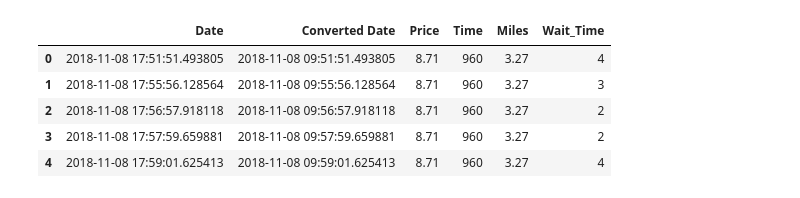
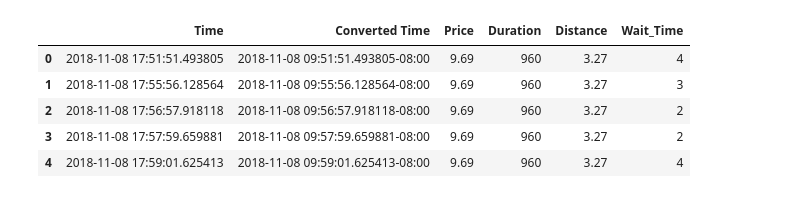
Before and after one commit to ZiningW/CE262Project, a Jupyter notebook: TestFile.ipynb, the cells around one changed output. Cells and saved outputs as stored; diff of their text form; code cells hidden in the pictures.

```diff
--- a/TestFile.ipynb
+++ b/TestFile.ipynb
@@ -26,19 +42,2 @@ def time_convert(dt):
 
     return date_changed
-# %%
-date = list(Data['Date'])
-
-converted_date = []
-for date in date:
-    converted_date.append(time_convert(date))
-
-Data['Converted Date'] = converted_date
-Data_df = Data[['Date','Converted Date','Price','Time','Miles','Wait_Time']]
-Data_df.head()
-# %% [output]
-|  | Date | Converted Date | Price | Time | Miles | Wait_Time |
-| 0 | 2018-11-08 17:51:51.493805 | 2018-11-08 09:51:51.493805 | 8.71 | 960 | 3.27 | 4 |
-| 1 | 2018-11-08 17:55:56.128564 | 2018-11-08 09:55:56.128564 | 8.71 | 960 | 3.27 | 3 |
-| 2 | 2018-11-08 17:56:57.918118 | 2018-11-08 09:56:57.918118 | 8.71 | 960 | 3.27 | 2 |
-| 3 | 2018-11-08 17:57:59.659881 | 2018-11-08 09:57:59.659881 | 8.71 | 960 | 3.27 | 2 |
-| 4 | 2018-11-08 17:59:01.625413 | 2018-11-08 09:59:01.625413 | 8.71 | 960 | 3.27 | 4 |
@@ -44,0 +47,9 @@ Data_df.head()
+# %%
+Data_Pool.head()
+# %% [output]
+|  | Time | Converted Time | Price | Duration | Distance | Wait_Time |
+| 0 | 2018-11-08 17:51:51.493805 | 2018-11-08 09:51:51.493805-08:00 | 9.69 | 960 | 3.27 | 4 |
+| 1 | 2018-11-08 17:55:56.128564 | 2018-11-08 09:55:56.128564-08:00 | 9.69 | 960 | 3.27 | 3 |
+| 2 | 2018-11-08 17:56:57.918118 | 2018-11-08 09:56:57.918118-08:00 | 9.69 | 960 | 3.27 | 2 |
+| 3 | 2018-11-08 17:57:59.659881 | 2018-11-08 09:57:59.659881-08:00 | 9.69 | 960 | 3.27 | 2 |
+| 4 | 2018-11-08 17:59:01.625413 | 2018-11-08 09:59:01.625413-08:00 | 9.69 | 960 | 3.27 | 4 |
```
Also changed, not shown: parts of 7 cells of this notebook.
